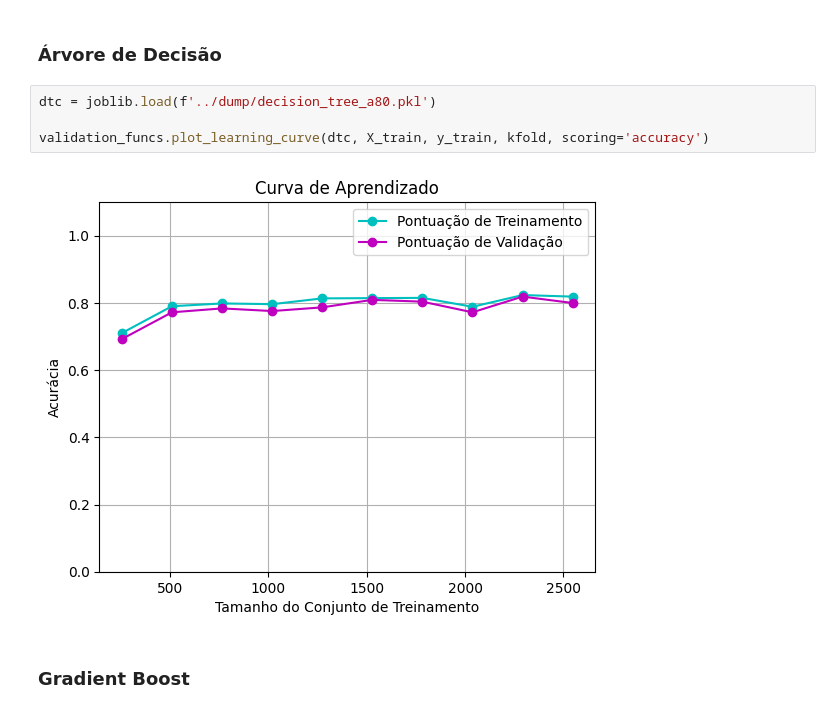
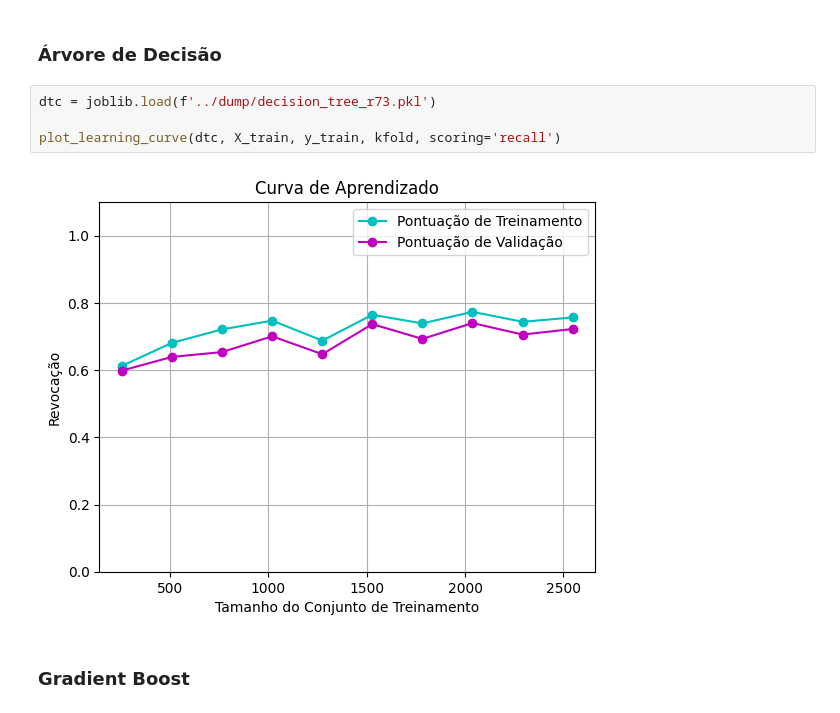
Before and after one commit to felmateos/academic-dropout-analysis, a Jupyter notebook: modeling/validation/validation.ipynb, the cells around one changed output. Drawn from its saved outputs; the diff is of its cells as text.

```diff
--- a/modeling/validation/validation.ipynb
+++ b/modeling/validation/validation.ipynb
@@ -31,11 +31,11 @@ kfold = KFold(n_splits=5, shuffle=True, random_state=rng_int())
 # %% [markdown]
 ### Árvore de Decisão
 # %%
-dtc = joblib.load(f'../dump/decision_tree_a80.pkl')
+dtc = joblib.load(f'../dump/decision_tree_r73.pkl')
 
-validation_funcs.plot_learning_curve(dtc, X_train, y_train, kfold, scoring='accuracy')
+plot_learning_curve(dtc, X_train, y_train, kfold, scoring='recall')
 # %% [output]
-[figure, old version]
+[figure, new version]
 # %% [markdown]
 ### Gradient Boost
 # %%
```
Also changed, not shown: parts of 5 cells of this notebook, 14 other files.
